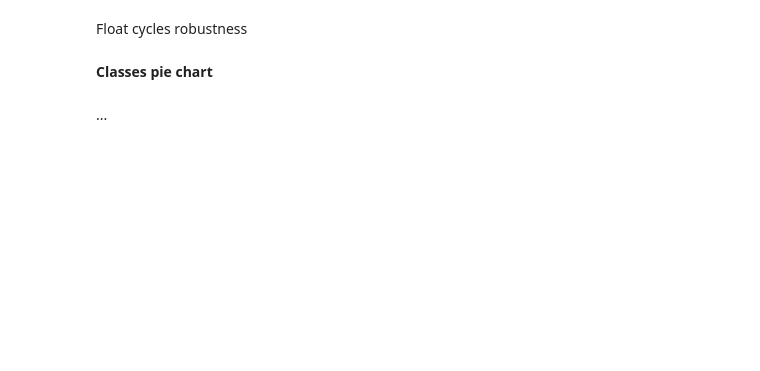
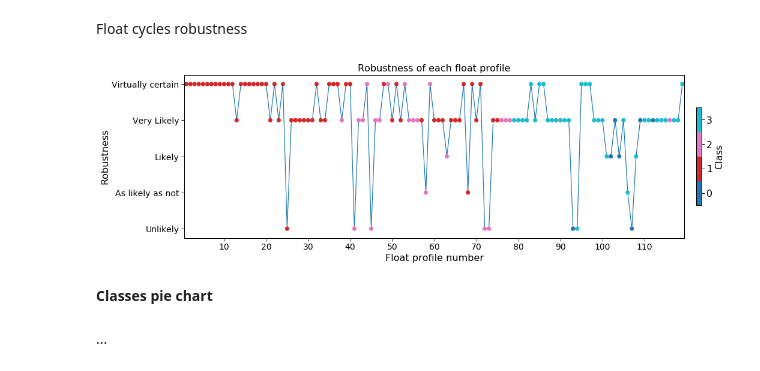
Before and after one commit to euroargodev/DMQC-PCM, a Jupyter notebook: PCM-design/Classif_ArgoReferenceDatabase.ipynb, the cells around one changed output. Saved outputs shown, nothing was run; the diff lists cells and outputs as text; code cells hidden in the pictures; blank space fills up the shorter version.

```diff
--- a/PCM-design/Classif_ArgoReferenceDatabase.ipynb
+++ b/PCM-design/Classif_ArgoReferenceDatabase.ipynb
@@ -626,3 +504,7 @@ cbar.set_label('Class', fontsize=20)
+# %%
+P.float_cycles_prob(var_name='PCM_ROBUSTNESS_CAT')
+# %% [output]
+[figure, added]
 # %% [markdown]
 __Classes pie chart__
 # %% [markdown]
```
Also changed, not shown: parts of 23 cells of this notebook, 2 other files.
